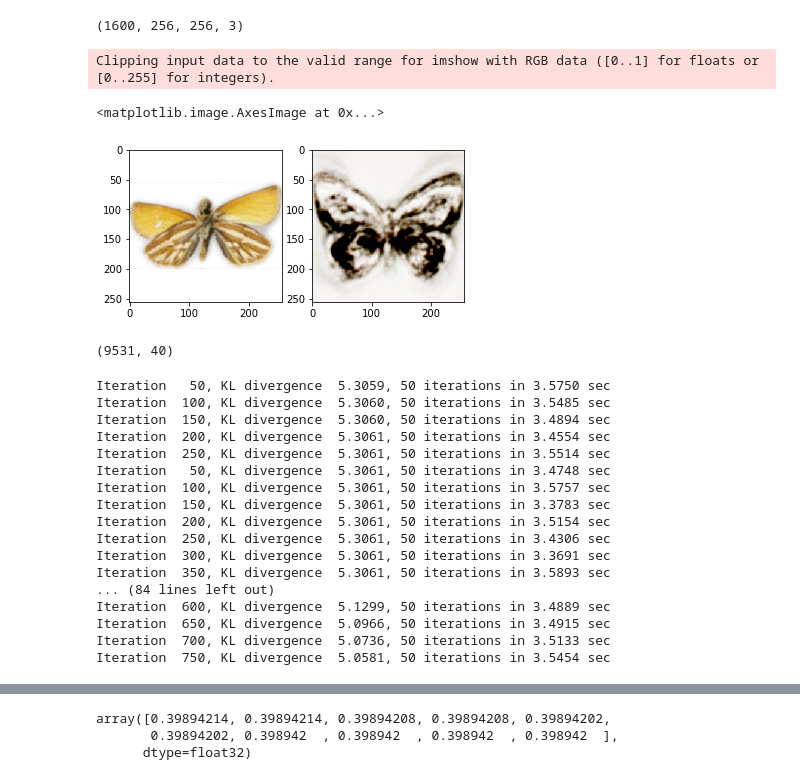
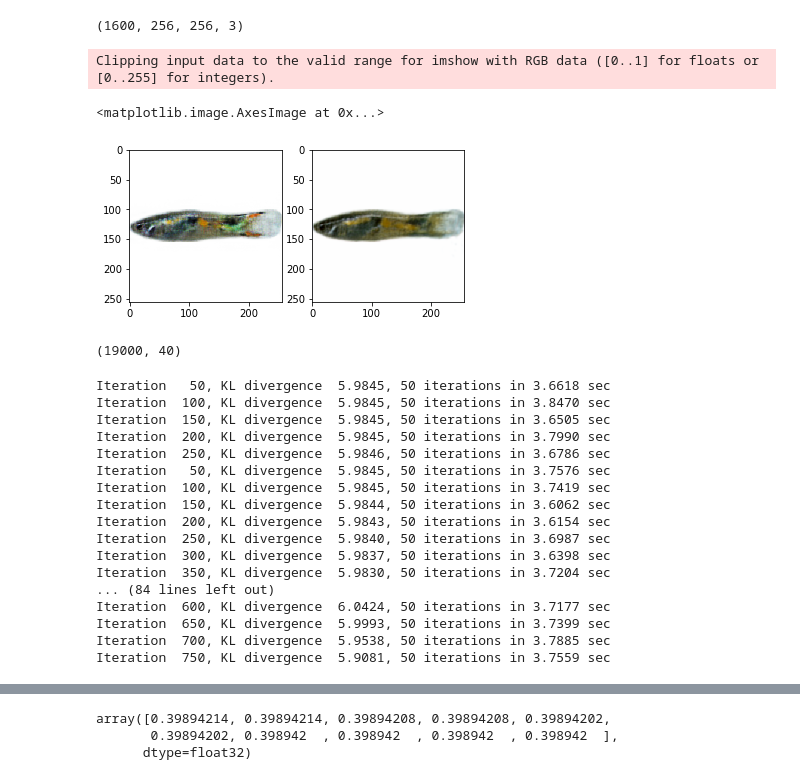
Before and after one commit to ietheredge/VisionEngine, a Jupyter notebook: notebooks/EvaluateModel.ipynb, the cells around one changed output, grey strips where cells are left out. Cells and saved outputs as stored; diff of their text form; code cells hidden in the pictures.

Commit message:
updated guppy config

```diff
--- a/notebooks/EvaluateModel.ipynb
+++ b/notebooks/EvaluateModel.ipynb
@@ -38,9 +38,6 @@ cd ..
 # %%
-checkpoint_path = '/home/etheredge/Workspace/VisionEngine/checkpoints/butterfly_periodic/2020-205-14/butterfly_periodic.hdf5'
+checkpoint_path = '/home/etheredge/Workspace/VisionEngine/checkpoints/guppy_periodic/2020-209-22/guppy_periodic.hdf5'
 # %%
-config_file = 'VisionEngine/configs/butterfly_periodic_config.json'
+config_file = '/home/etheredge/Workspace/VisionEngine/VisionEngine/configs/guppy_periodic_config.json'
 config = process_config(config_file)
-# %%
-config.data_loader.use_generated = False
-config.data_loader.use_real = True
 # %%
@@ -84,2 +74,5 @@ Loading model checkpoint /home/etheredge/Workspace/VisionEngine/checkpoints/butt
 
 Model loaded
+# %%
+config.data_loader.use_generated = True
+config.data_loader.use_real = False
@@ -171,19 +171,19 @@ images.shape
 # %%
 x_hat = reconstruct_images(data_loader.get_test_data().take(100))
 # %%
-ID = 10
+ID = 90
 plt.subplot(121)
 plt.imshow(plot_im(images[ID]))
 plt.subplot(122)
 plt.imshow(plot_im(x_hat[ID]))
 # %% [output]
 Clipping input data to the valid range for imshow with RGB data ([0..1] for floats or [0..255] for integers).
 <matplotlib.image.AxesImage at 0x...>
-[figure, old version]
+[figure, new version]
 # %%
 np.concatenate([z[0],z[1],z[2],z[3]], axis=1).shape
 # %% [output]
-(9531, 40)
+(19000, 40)
 # %%
 vision_engine_embedding = TSNE(callbacks=ErrorLogger(), n_jobs=8, exaggeration=4, learning_rate=len(z)/12).fit(np.concatenate([z[0],z[1],z[2],z[3]], axis=1))
 h1 = TSNE(callbacks=ErrorLogger(), exaggeration=4, learning_rate=len(z)/12, n_jobs=8).fit(z[0])
@@ -191,23 +191,23 @@ h2 = TSNE(callbacks=ErrorLogger(), exaggeration=4, learning_rate=len(z)/12, n_jo
 h3 = TSNE(callbacks=ErrorLogger(), exaggeration=4, learning_rate=len(z)/12, n_jobs=8).fit(z[2])
 h4 = TSNE(callbacks=ErrorLogger(), exaggeration=4, learning_rate=len(z)/12, n_jobs=8).fit(z[3])
 # %% [output]
-Iteration   50, KL divergence  5.3059, 50 iterations in 3.5750 sec
-Iteration  100, KL divergence  5.3060, 50 iterations in 3.5485 sec
-Iteration  150, KL divergence  5.3060, 50 iterations in 3.4894 sec
-Iteration  200, KL divergence  5.3061, 50 iterations in 3.4554 sec
-Iteration  250, KL divergence  5.3061, 50 iterations in 3.5514 sec
-Iteration   50, KL divergence  5.3061, 50 iterations in 3.4748 sec
-Iteration  100, KL divergence  5.3061, 50 iterations in 3.5757 sec
-Iteration  150, KL divergence  5.3061, 50 iterations in 3.3783 sec
-Iteration  200, KL divergence  5.3061, 50 iterations in 3.5154 sec
-Iteration  250, KL divergence  5.3061, 50 iterations in 3.4306 sec
-Iteration  300, KL divergence  5.3061, 50 iterations in 3.3691 sec
-Iteration  350, KL divergence  5.3061, 50 iterations in 3.5893 sec
+Iteration   50, KL divergence  5.9845, 50 iterations in 3.6618 sec
+Iteration  100, KL divergence  5.9845, 50 iterations in 3.8470 sec
+Iteration  150, KL divergence  5.9845, 50 iterations in 3.6505 sec
+Iteration  200, KL divergence  5.9845, 50 iterations in 3.7990 sec
+Iteration  250, KL divergence  5.9846, 50 iterations in 3.6786 sec
+Iteration   50, KL divergence  5.9845, 50 iterations in 3.7576 sec
+Iteration  100, KL divergence  5.9845, 50 iterations in 3.7419 sec
+Iteration  150, KL divergence  5.9844, 50 iterations in 3.6062 sec
+Iteration  200, KL divergence  5.9843, 50 iterations in 3.6154 sec
+Iteration  250, KL divergence  5.9840, 50 iterations in 3.6987 sec
+Iteration  300, KL divergence  5.9837, 50 iterations in 3.6398 sec
+Iteration  350, KL divergence  5.9830, 50 iterations in 3.7204 sec
 ... (84 lines left out)
-Iteration  600, KL divergence  5.1299, 50 iterations in 3.4889 sec
-Iteration  650, KL divergence  5.0966, 50 iterations in 3.4915 sec
-Iteration  700, KL divergence  5.0736, 50 iterations in 3.5133 sec
-Iteration  750, KL divergence  5.0581, 50 iterations in 3.5454 sec
+Iteration  600, KL divergence  6.0424, 50 iterations in 3.7177 sec
+Iteration  650, KL divergence  5.9993, 50 iterations in 3.7399 sec
+Iteration  700, KL divergence  5.9538, 50 iterations in 3.7885 sec
+Iteration  750, KL divergence  5.9081, 50 iterations in 3.7559 sec
 # %%
 labels = []
 images = []
```
Also changed, not shown: parts of 9 cells of this notebook, 2 other files.
